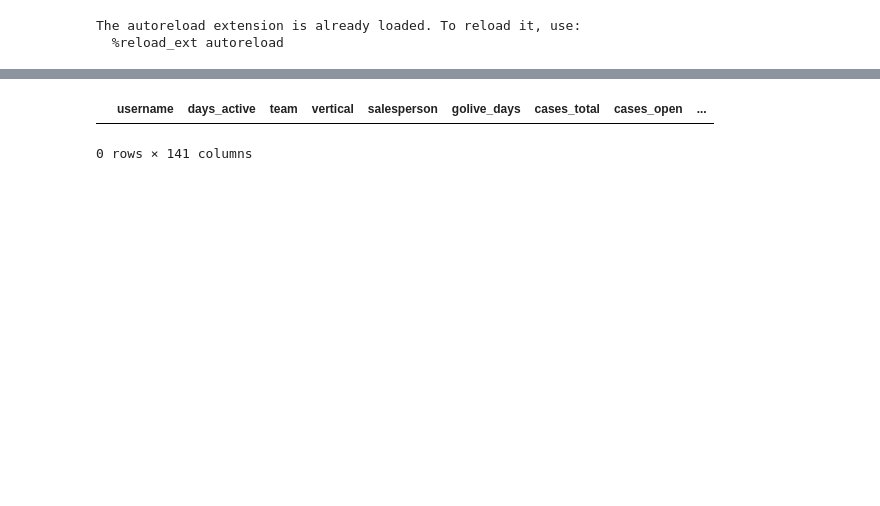
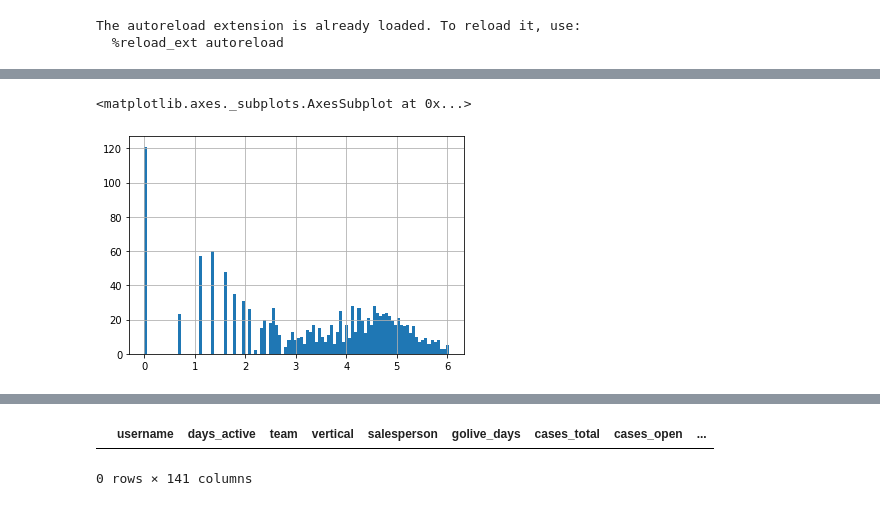
Before and after one commit to justinhennessy/100-days-of-code, a Jupyter notebook: project/EDA.ipynb, the cells around one changed output, grey strips where cells are left out. Saved outputs shown, nothing was run; the diff lists cells and outputs as text; code cells hidden in the pictures; blank space fills up the shorter version.

```diff
--- a/project/EDA.ipynb
+++ b/project/EDA.ipynb
@@ -35,8 +36,17 @@ PATH = "../data/"
 df_raw = pd.read_csv(f'{PATH}churn.csv', low_memory=False,
                      parse_dates=['canceldate', 'licence_registration_date', 'golive_date'])
 
-COLUMN_NAME = 'days_active'
+COLUMN_NAME = 'last_login_days'
 # %%
 def display_all(df):
     with pd.option_context("display.max_rows", 1000, "display.max_columns", 1000):
         display(df)
+
+def logify_feature(df, feature, drop=False):
+    df[feature + '_log'] = np.log(df[feature])
+    df[feature + '_log'] = df[feature + '_log'].replace(-np.inf, np.nan)
+    if drop:
+        df = df.drop(columns=[feature])
+    return df
+# %%
+df_raw = logify_feature(df_raw, COLUMN_NAME)
@@ -42,0 +69,5 @@ def display_all(df):
+# %%
+df_raw.last_login_days_log.hist(bins=100)
+# %% [output]
+<matplotlib.axes._subplots.AxesSubplot at 0x...>
+[figure, added]
```
Also changed, not shown: parts of 12 cells of this notebook, 2 other files.
